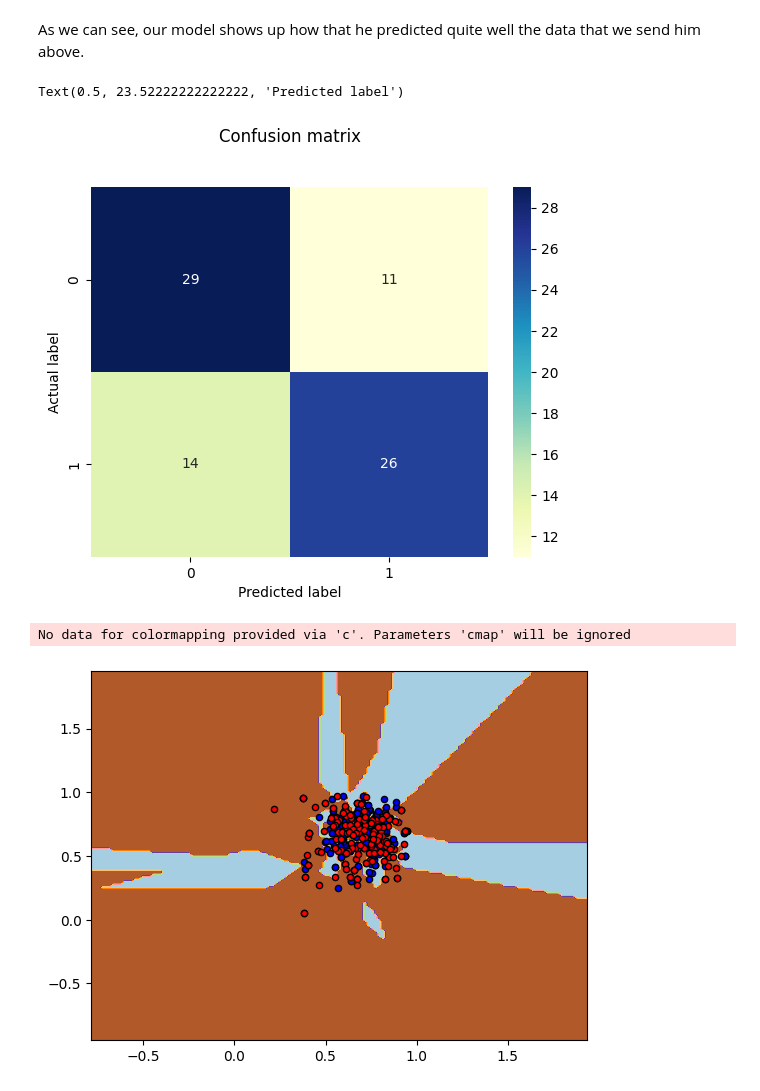
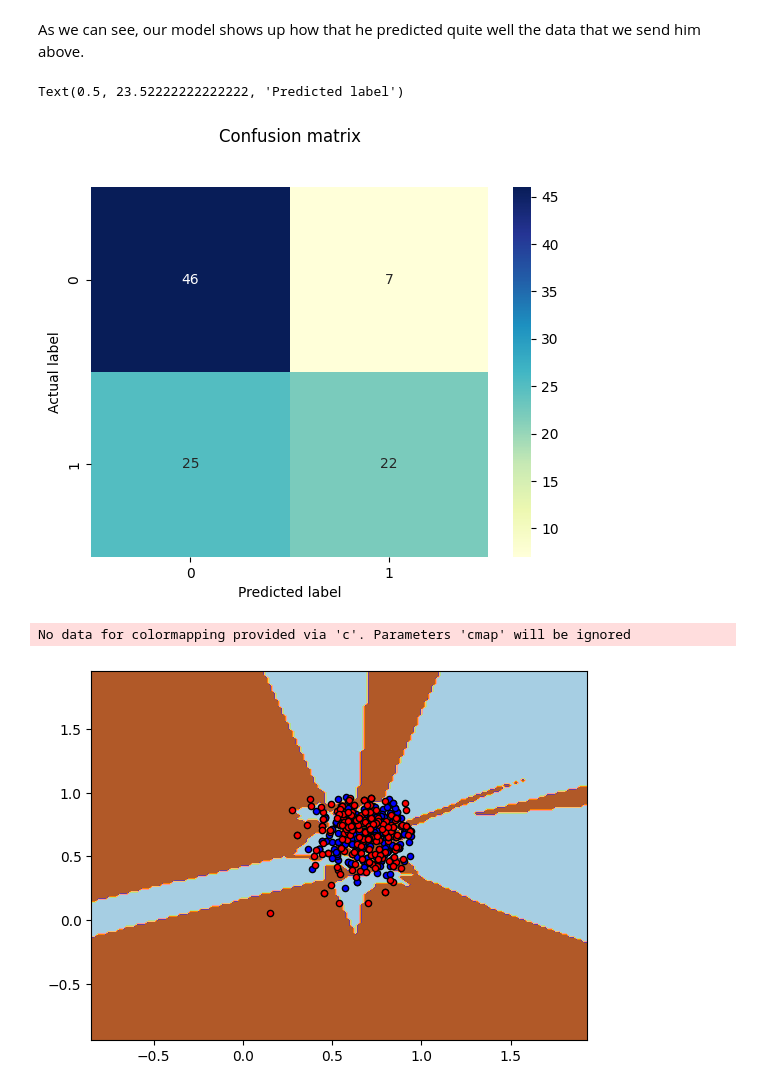
Before and after one commit to hadjuse/Spotify-graphic-and-interpretation, a Jupyter notebook: main.ipynb, the cells around one changed output. Saved outputs shown, nothing was run; the diff lists cells and outputs as text; code cells hidden in the pictures.

```diff
--- a/main.ipynb
+++ b/main.ipynb
@@ -200,10 +200,10 @@ Sampling data
 # %%
 from sklearn import preprocessing
 from sklearn import utils
-df1 = data[["song_name","danceability", "energy","acousticness", "key", "time_signature", "mode"]].iloc[0: 500]
+df1 = data[["song_name","danceability", "energy", "mode"]].iloc[0: 700]
 df1.to_numpy()
 df1.hist(figsize=(10,10))
-sample = np.random.randint(df1.shape[0], size=400)
+sample = np.random.randint(df1.shape[0], size=500)
 x = df1[["danceability", "energy"]].iloc[sample].to_numpy() # "danceability and energy of the song"
 y = df1["mode"].iloc[sample]
 lab = preprocessing.LabelEncoder()
@@ -244,5 +244,5 @@ plt.show()
 # %%
-best_k = neighbors.KNeighborsClassifier(n_neighbors=3)
+best_k = neighbors.KNeighborsClassifier(n_neighbors=2)
 best_k.fit(xtrain, ytrain.ravel())
 print(f"Modèle d'entrainement {best_k.score(xtrain,ytrain)}")
 predicted = best_k.predict(xtest)
@@ -277,25 +277,24 @@ plt.ylabel('Actual label')
 plt.xlabel('Predicted label')
 # %% [output]
 Text(0.5, 23.52222222222222, 'Predicted label')
-[figure, old version]
+[figure, new version]
 # %%
 
 h = .02
 colors = "bry"
 x_min, x_max = x[:, 0].min() - 1, x[:, 0].max() + 1
 y_min, y_max = x[:, 1].min() - 1, x[:, 1].max() + 1
 xx, yy = np.meshgrid(np.arange(x_min, x_max, h),
                      np.arange(y_min, y_max, h))
 
 Z = best_k.predict(np.c_[xx.ravel(), yy.ravel()])
 Z = Z.reshape(xx.shape)
 cs = plt.contourf(xx, yy, Z, cmap=plt.cm.Paired)
 plt.axis('tight')
 
 for i, color in zip(best_k.classes_, colors):
     idx = np.where(y == i)
-    plt.scatter(x[idx, 0], x[idx, 1], c=color, cmap=plt.cm.Paired, edgecolor='black', s
-=20)
+    plt.scatter(x[idx, 0], x[idx, 1], c=color, cmap=plt.cm.Paired, edgecolor='black', s=20)
 # %% [output]
 No data for colormapping provided via 'c'. Parameters 'cmap' will be ignored
-[figure, old version]
+[figure, new version]
```
Also changed, not shown: parts of 5 cells of this notebook.
